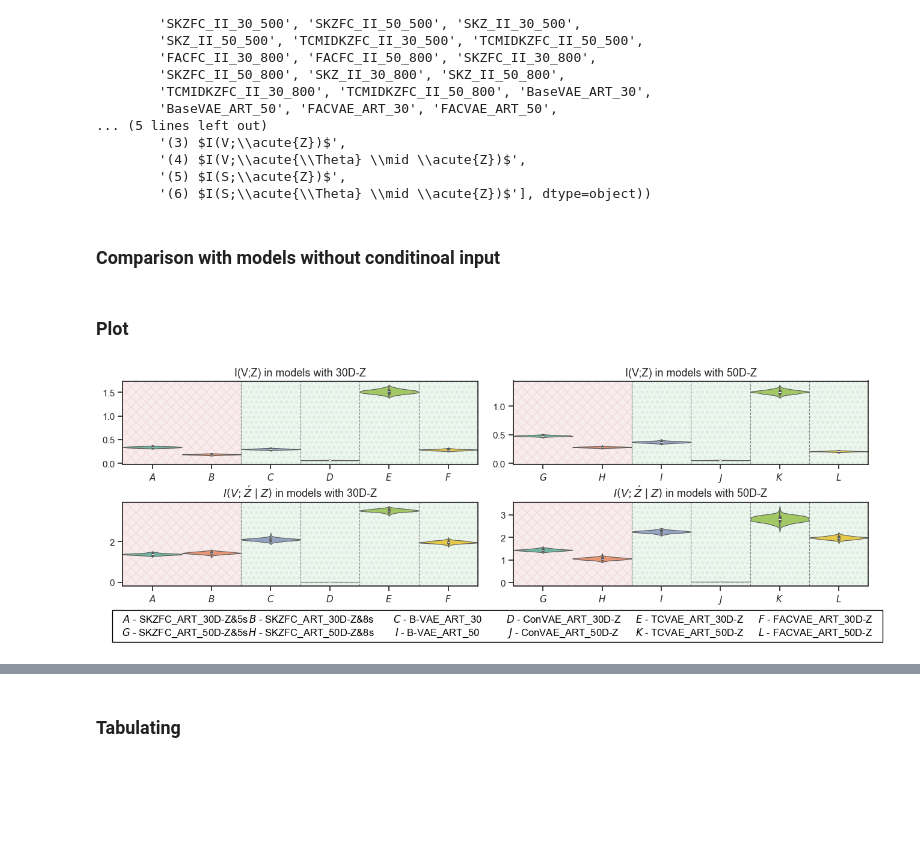
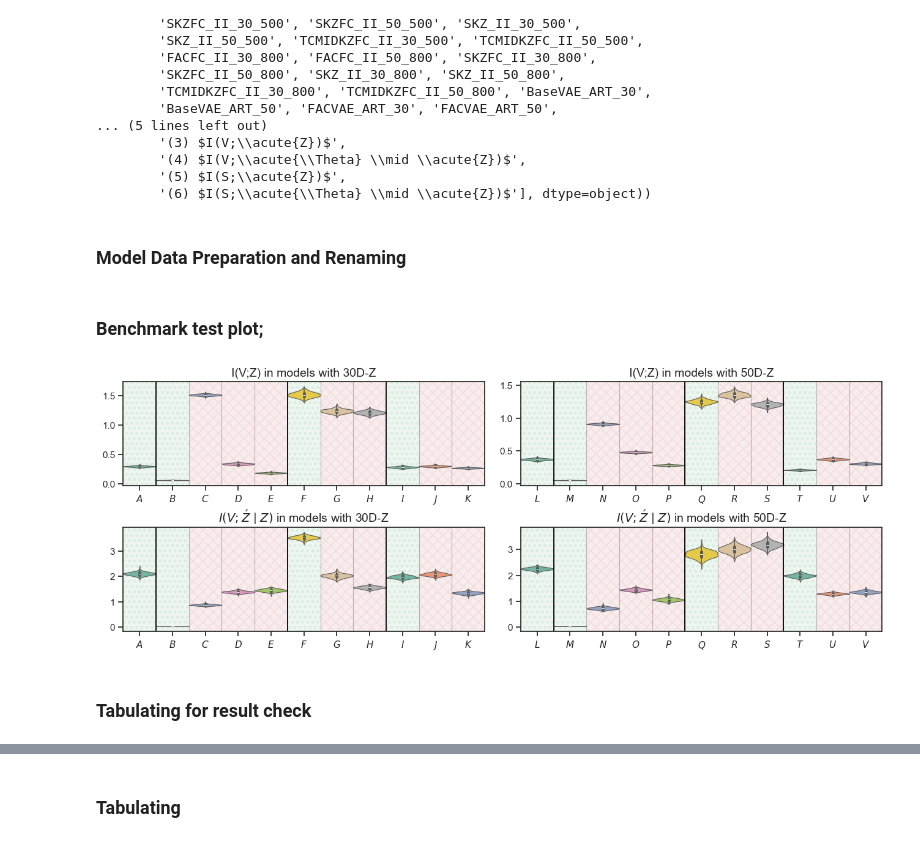
Before and after one commit to JunetaeKim/VABAM, a Jupyter notebook: VisualizationMetrics.ipynb, the cells around one changed output, grey strips where cells are left out. Saved outputs shown, nothing was run; the diff lists cells and outputs as text; code cells hidden in the pictures; blank space fills up the shorter version.

```diff
--- a/VisualizationMetrics.ipynb
+++ b/VisualizationMetrics.ipynb
@@ -51,6 +58,6 @@ MItableSet['Model'].unique(), MItableSet['Metrics'].unique()
         '(4) $I(V;\\acute{\\Theta} \\mid \\acute{Z})$',
         '(5) $I(S;\\acute{Z})$',
         '(6) $I(S;\\acute{\\Theta} \\mid \\acute{Z})$'], dtype=object))
-# %% [markdown]
-### Comparison with models without conditinoal input
+# %% [markdown]
+### Model Data Preparation and Renaming
 # %%
@@ -74,51 +85,44 @@ for model in MItableSet['Model'].unique():
     if 'Base' in model:
         ModelRename[model] = 'B-' + model[4:]
-# %% [markdown]
-### Plot
+# %% [markdown]
+### Benchmark test plot;
 # %%
-# Set the table list
-AnalTabList = ARTTabList #IITabList, ARTTabList
+# Set the table list for analysis and determine the NZ (New Zealand) list based on the first item in the list
+AnalTabList = ARTTabList  # Change to IITabList or ARTTabList as needed
+NZList = ['ART_30', 'ART_50'] if 'ART' in AnalTabList[0] else ['II_30', 'II_50']
 
-if 'ART' in AnalTabList[0]:
-    NZList = ['ART_30', 'ART_50']
-else:
-    NZList = ['II_30', 'II_50']
+# Filter the MI table set for analysis based on the specified tables and metrics
+AnalMItableSet = MItableSet[(MItableSet['Model'].isin(AnalTabList)) & (MItableSet['Metrics'].isin(AnalMetricList))].reset_index(drop=True)
+AnalMItableSet['MetricNew'] = AnalMItableSet['Metrics'].str[4:]  # Extract new metric names
 
-AnalMItableSet =  MItableSet[(MItableSet['Model'].isin(AnalTabList)) & (MItableSet['Metrics'].isin(AnalMetricList))].reset_index(drop=True)
-AnalMItableSet['MetricNew'] = AnalMItableSet['Metrics'].str[4:]
-
+# Set up seaborn style
 sns.set(style="ticks")
-
 metrics_categories = AnalMItableSet['MetricNew'].unique()
 
-
-# Renaming models
+# Rename models in the analysis table set and update the table list
 AnalMItableSet['Model'] = AnalMItableSet['Model'].map(ModelRename)
 AnalTabList = [ModelRename[item] if item in ModelRename else item for item in AnalTabList]
 
-
+# Create model labels and a dictionary for mapping models to these labels
 alphabet = "ABCDEFGHIJKLMNOPQRSTUVWXYZ"
 ModelLabels = [f'${letter}$' for letter in alphabet[:len(AnalTabList)]]
 DictModelLabel = {model: f'${alphabet[i]}$' for i, model in enumerate(AnalTabList)}
 
-# Create a sorting key by mapping the 'Model' column through the DictModelLabel
+# Sort the DataFrame based on a created sorting key
 AnalMItableSet['SortKey'] = AnalMItableSet['Model'].map(DictModelLabel)
-# Sort the DataFrame based on the sorting key
-AnalMItableSet = AnalMItableSet.sort_values(by='SortKey').reset_index(drop=True)
-# Now you can drop the 'SortKey' column if you don't need it anymore
-AnalMItableSet = AnalMItableSet.drop(columns=['SortKey'])
+AnalMItableSet = AnalMItableSet.sort_values(by='SortKey').drop(columns=['SortKey'])
 
-
-
+# Prepare for violin plot visualization
 global_min = AnalMItableSet['Values'].min()
 global_max = AnalMItableSet['Values'].max()
-
 total_models = len(AnalTabList)
 fixed_palette = sns.color_palette("Set2", total_models)
 
-fig, axes = plt.subplots(len(metrics_categories), 2, figsize=(16, 5))  # Increased figure size for annotation space
+# Create subplots for each metric and NZ category
+fig, axes = plt.subplots(len(metrics_categories), 2, figsize=(16, 6))
 axes = axes.flatten()
 
+# Plotting logic for each subplot
 for i, metric in enumerate(metrics_categories):
     SubsetMet = AnalMItableSet[AnalMItableSet['MetricNew'] == metric]
 
@@ -131,34 +135,44 @@ for i, metric in enumerate(metrics_categories):
 
         NumModels = len(unique_models_subset)
 
-        for line_pos in [1.5, 2.5, 3.5, 4.5]:
-            ax.axvline(x=line_pos, color='grey', linestyle='--', linewidth=0.8)
-        ax.axvspan(-0.5, 1.5, facecolor='r', alpha=0.1, hatch='xx', edgecolor='r')
-        ax.axvspan(1.5, 9.5, facecolor='g', alpha=0.1, hatch='oo', edgecolor='g')
+
+        for num, line_pos in enumerate ([0.5, 1.5, 2.5, 3.5, 4.5, 5.5, 6.5, 7.5, 8.5, 9.5, 10.5 ]):
+            if num in [0,  4, 7]:
+                ax.axvline(x=line_pos, color='black', linestyle='-', linewidth=1.3)
+            else:
+                ax.axvline(x=line_pos, color='grey', linestyle='--', linewidth=0.4)
+
+
+            if ARTTabList[num] in ['BaseVAE_ART_30','ConVAE_ART_30','TCVAE_ART_30', 'FACVAE_ART_30' ]:
+                ax.axvspan(line_pos-1., line_pos, facecolor='g', alpha=0.1, hatch='oo', edgecolor='g')
+
+            else:
+                ax.axvspan(line_pos-1., line_pos, facecolor='r', alpha=0.1, hatch='xx', edgecolor='r')
 
         sns.violinplot(x='Model', y='Values', hue='Model', data=Subset, inner='box',
                        ax=ax, palette=fixed_palette[:NumModels], legend=False,
                        linewidth=.8, width=1., order=unique_models_subset)
-        ax.set_title(metric + ' in models with ' + NZ[-2:] + 'D-Z', fontsize=13)
+        ax.set_title(metric + ' in models with ' + NZ[-2:] + 'D-Z', fontsize=14)
         ax.set_xlabel('')
         ax.set_ylabel('')
         ax.set_xticks(range(NumModels))
         ax.set_xticklabels([DictModelLabel[model] for model in unique_models_subset])
 
 # Adjust subplot parameters to give specified padding
-plt.subplots_adjust(bottom=0.2, wspace=0.1, hspace=0.45)
+plt.subplots_adjust(bottom=0.2, wspace=0.1, hspace=0.4)
 
 # Prepare and sort labels
 sorted_labels = sorted(DictModelLabel.items(), key=lambda x: x[1])
 
 # Determine positions for two rows and six columns
 positions = []
-for i in range(2):  # Two rows
-    for j in range(6):  # Six columns
+for i in range(5):  # Two rows
+    for j in range(5):  # Six columns
         x = 0.19 + j * 0.131  # Adjust horizontal spacing and starting position as needed
         y = 0.08 - i * 0.045  # Adjust vertical spacing and starting position as needed
         positions.append((x, y))
 
+'''
 # Create text objects for each annotation
 textobjs = [fig.text(x, y, f"{label} - {model}", ha='center', color='black',  fontsize=12,transform=fig.transFigure)
             for (x, y), (model, label) in zip(positions, sorted_labels)]
@@ -166,32 +180,34 @@ textobjs = [fig.text(x, y, f"{label} - {model}", ha='center', color='black',  fo
 fig.canvas.draw()
 
 # Calculate the bounding box for all text objects
 xmin = min([t.get_window_extent().xmin for t in textobjs])
 xmax = max([t.get_window_extent().xmax for t in textobjs])
 ymin = min([t.get_window_extent().ymin for t in textobjs])
 ymax = max([t.get_window_extent().ymax for t in textobjs])
 
 # Convert coordinates to figure space
 xmin, ymin = fig.transFigure.inverted().transform((xmin, ymin))
 xmax, ymax = fig.transFigure.inverted().transform((xmax, ymax))
 
 # Add padding
 padding = 0.01
 xmin -= padding
 ymin -= padding
 xmax += padding
 ymax += padding
 
 # Create and add the rectangle patch
 rect = patches.Rectangle((xmin, ymin), xmax-xmin, ymax-ymin, linewidth=1, edgecolor='black', facecolor='none', transform=fig.transFigure)
 fig.patches.extend([rect])
-
+'''
 
 if 'ART' in AnalMItableSet['Model'][0]:
     plt.savefig('./EvalResults/Figures/VP_ART.png', bbox_inches='tight')
 else:
     plt.savefig('./EvalResults/Figures/VP_II.png', bbox_inches='tight')
 
 plt.show()
 # %% [output]
-[figure, old version]
+[figure, new version]
+# %% [markdown]
+### Tabulating for result check
```
Also changed, not shown: parts of 36 cells of this notebook, 1 other file.
